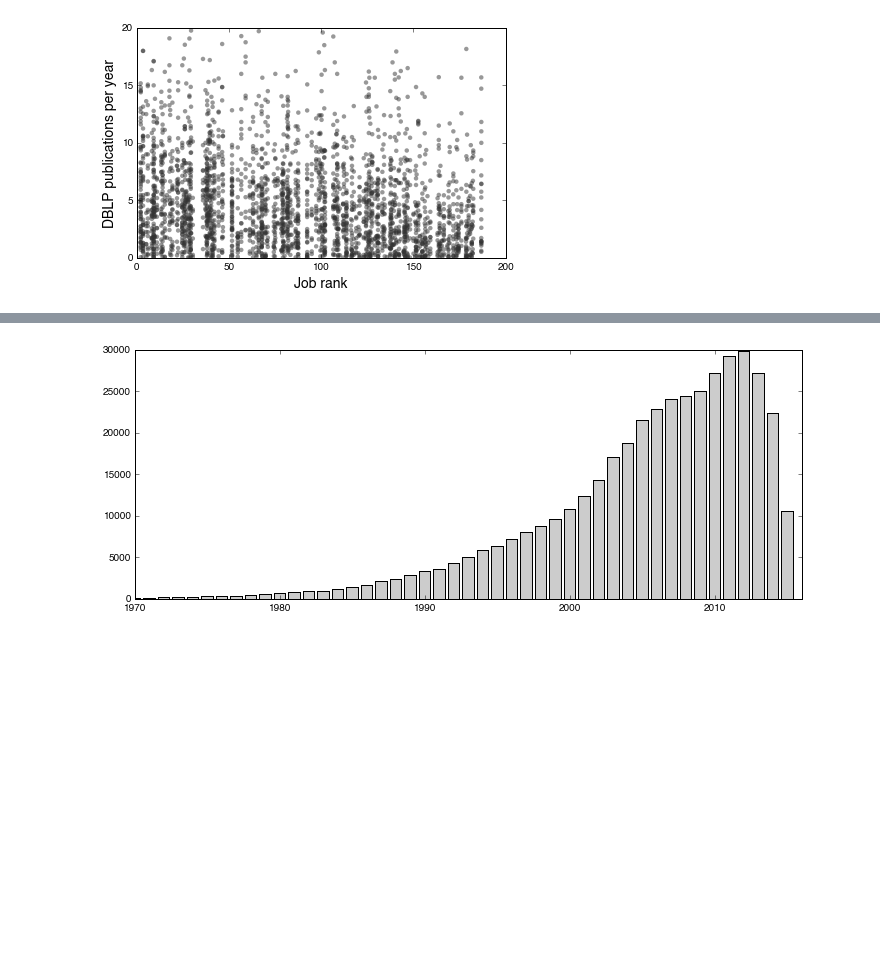
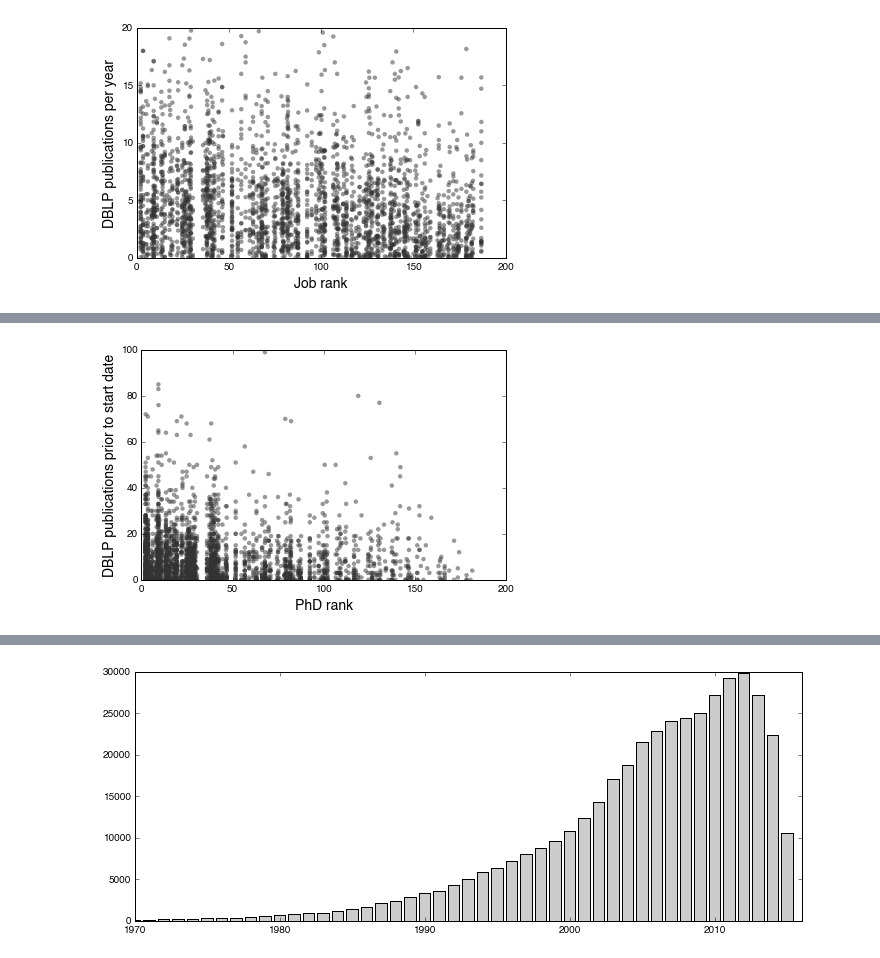
Before and after one commit to samfway/faculty_hiring, a Jupyter notebook: notebooks/Exploration_Publication_Stats.ipynb, the cells around one changed output, grey strips where cells are left out. Cells and saved outputs as stored; diff of their text form; code cells hidden in the pictures; blank space fills up the shorter version.

```diff
--- a/notebooks/Exploration_Publication_Stats.ipynb
+++ b/notebooks/Exploration_Publication_Stats.ipynb
@@ -214,0 +261,23 @@ plt.show()
+# %%
+fig, ax = plt.subplots(1, 1, figsize=(6,4))
+
+ranks = []
+dblp_pubs = []
+
+for f in faculty:
+    if 'dblp_pubs' in f:
+        ranks.append(inst.get(f.phd_location, inst['UNKNOWN'])['pi'])
+        num_pubs = 0
+        for pub in f['dblp_pubs']:
+            if 'year' in pub and pub['year'] <= f.first_asst_job_year + 1:
+                num_pubs += 1
+        dblp_pubs.append(num_pubs)
+
+ax.scatter(ranks, dblp_pubs, c='0.2', edgecolor='None', alpha=0.5)
+ax.set_ylabel('DBLP publications prior to start date', fontsize=LABEL_SIZE)
+ax.set_xlabel('PhD rank', fontsize=LABEL_SIZE)
+ax.set_xlim(0, 200)
+ax.set_ylim(0, 100)
+plt.show()
+# %% [output]
+[figure, added]
```
Also changed, not shown: parts of 5 cells of this notebook, 5 other files.
